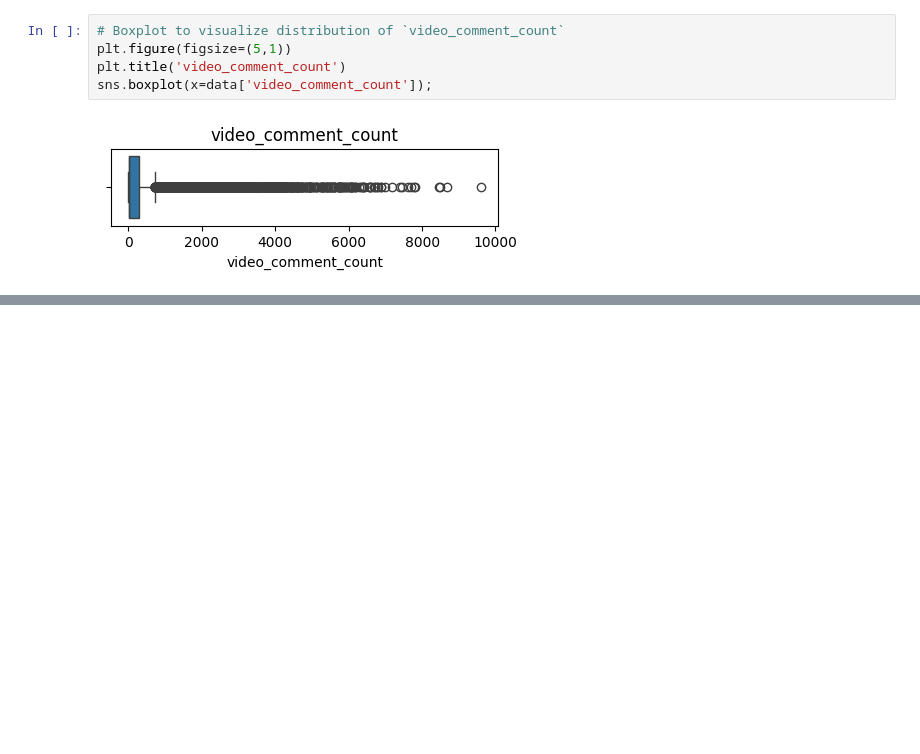
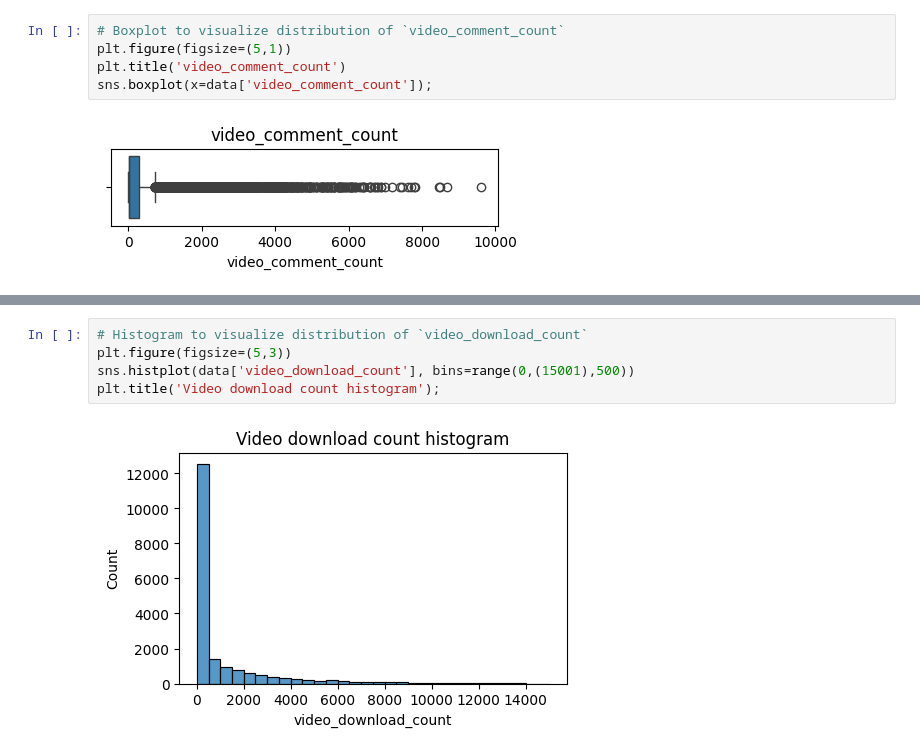
Before and after one commit to sk7-dev/Data_Analysis_and_Modelling, a Jupyter notebook: TikTok_Analytics/eda.ipynb, the cells around one changed output, grey strips where cells are left out. Saved outputs shown, nothing was run; the diff lists cells and outputs as text; blank space fills up the shorter version.

```diff
--- a/TikTok_Analytics/eda.ipynb
+++ b/TikTok_Analytics/eda.ipynb
@@ -86,0 +116,7 @@ plt.title('Video comment count histogram');
+# %%
+# Histogram to visualize distribution of `video_download_count`
+plt.figure(figsize=(5,3))
+sns.histplot(data['video_download_count'], bins=range(0,(15001),500))
+plt.title('Video download count histogram');
+# %% [output]
+[figure, added]
```
Also changed, not shown: parts of 21 cells of this notebook.
